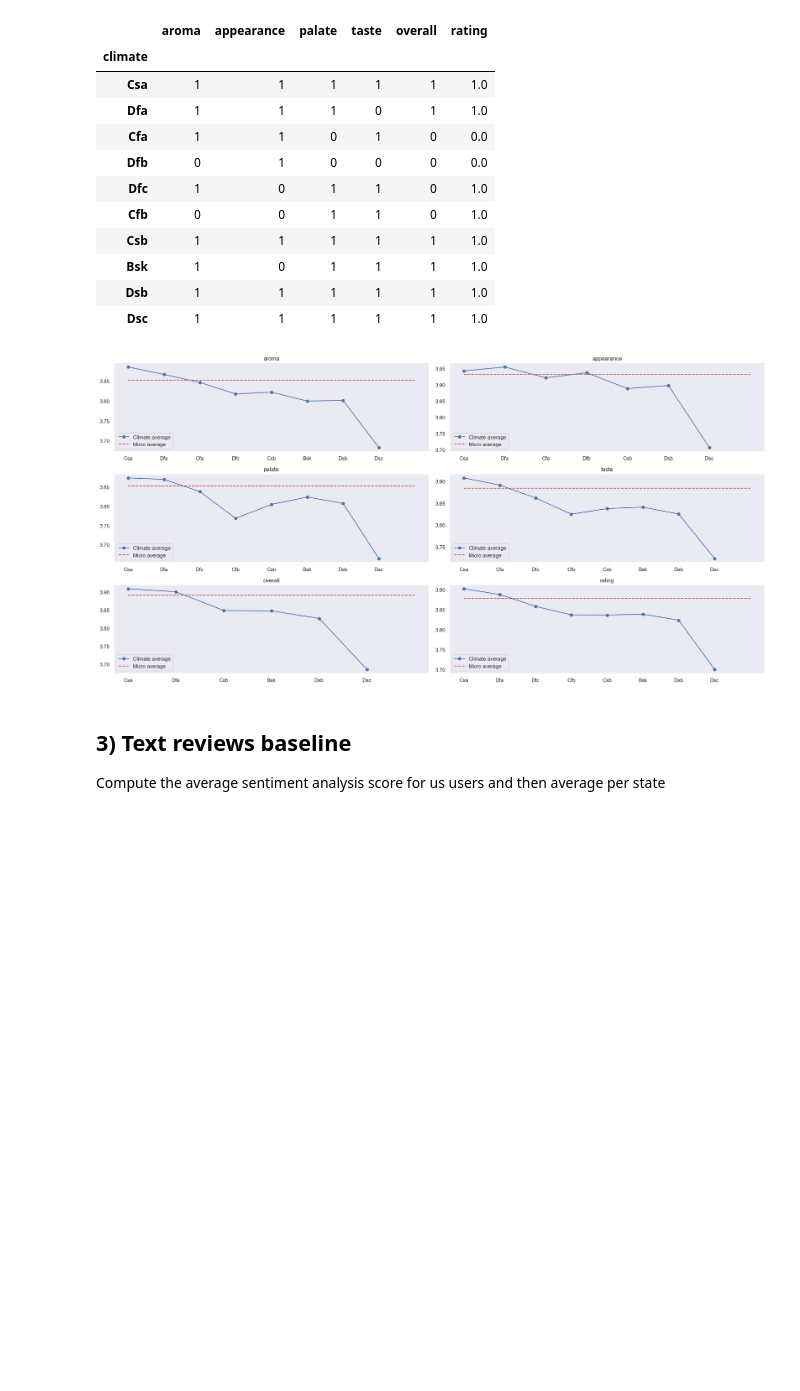
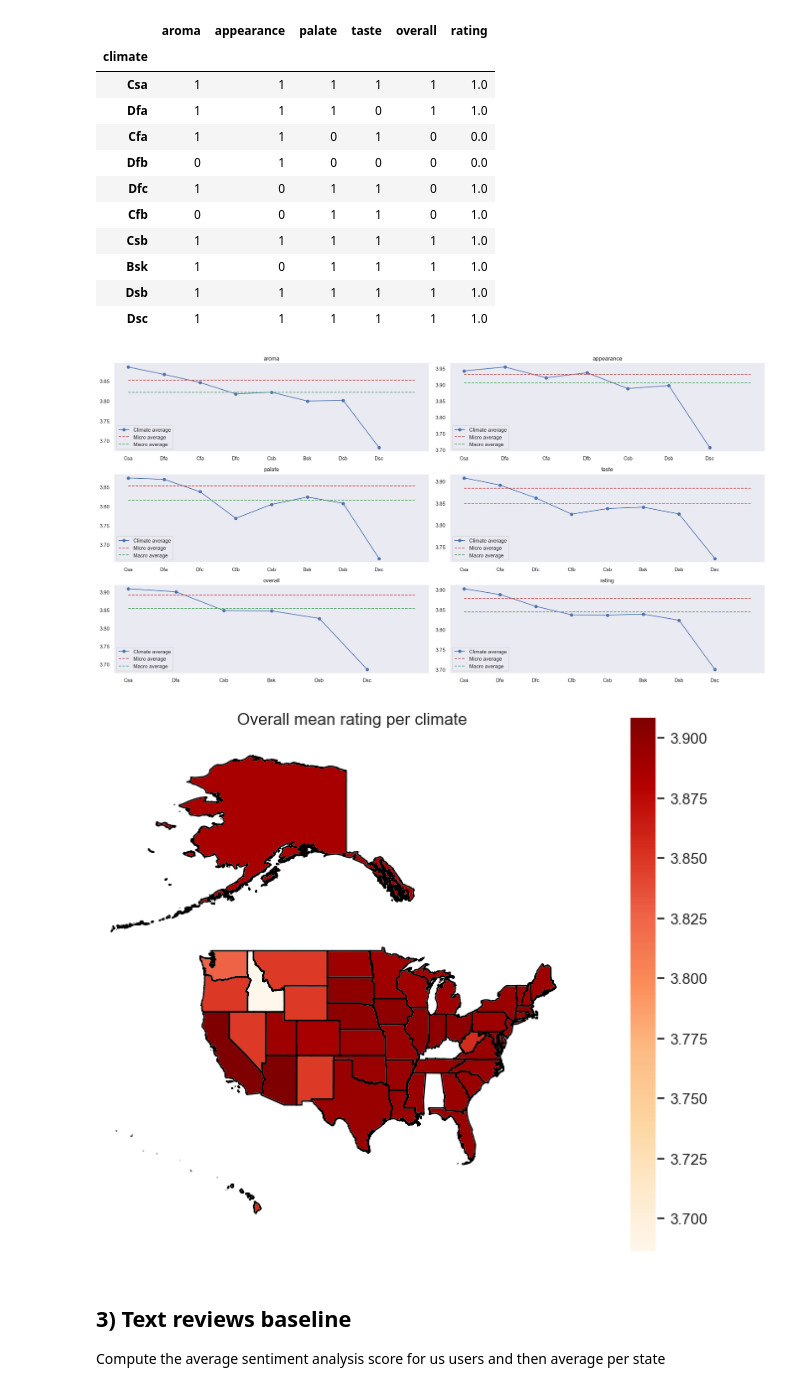
Before and after one commit to epfl-ada/ada-2023-project-riskybiscuits, a Jupyter notebook: main2_0.ipynb, the cells around one changed output. Drawn from its saved outputs; the diff is of its cells as text; code cells hidden in the pictures; blank space fills up the shorter version.

```diff
--- a/main2_0.ipynb
+++ b/main2_0.ipynb
@@ -173,3 +173,42 @@ See the caveats in the documentation: https://pandas.pydata.org/pandas-docs/stab
+# %%
+def plot_climate_stats(df, column, title):
+    """
+    This function plots on a map of the United States the mean of the column passed as argument for each state depending on its climate.
+    df should have a column "climate" and a column str(column) with the values to plot.
+
+    Args:
+        df (pd.DataFrame): DataFrame containing the data to plot
+        column (str): Column to plot
+        title (str): Title of the plot
+    """
+
+    us_map = gpd.read_file("data/Maps/US/cb_2018_us_state_500k.shp")
+    states_climate = pd.read_csv("data/states_climate.csv")
+
+    # Add climate column to us_map and the df
+    us_map = us_map.merge(states_climate, left_on="NAME", right_on="State")
+
+    us_map = us_map.merge(df, left_on="Climate", right_on="climate")
+
+    # For display purposes, move Alaska and Hawaii to the East
+    alaska = us_map[us_map["NAME"] == "Alaska"].geometry
+    hawaii = us_map[us_map["NAME"] == "Hawaii"].geometry
+
+    alaska = alaska.translate(xoff=40)
+    hawaii = hawaii.translate(xoff=40)
+
+    us_map_shifted = us_map.copy()
+    us_map_shifted.loc[us_map_shifted["NAME"] == "Alaska", "geometry"] = alaska
+    us_map_shifted.loc[us_map_shifted["NAME"] == "Hawaii", "geometry"] = hawaii
+
+    # Plot the map
+    fig, ax = plt.subplots(figsize=(8,7))
+    us_map_shifted.boundary.plot(ax=ax, linewidth=1, color="black")
+    us_map_shifted.plot(column=column, cmap="OrRd", ax=ax, legend=True, missing_kwds={"color": "lightgrey", "label": "Missing values"})
+    ax.set_title(title)
+    ax.set_axis_off()
+    ax.set_xlim(-140, -60)
+    plt.show()
 # %% [markdown]
 ## 2) First analysis : how beers from one country are rated (reviewed)
 
@@ -252,6 +315,8 @@ for i in range(num_scores//2):
     axs[i, 0].plot(to_plot.iloc[:, 2*i], "o-", label="Climate average")
     average_value = micro_average_ratings[micro_average_ratings["index"] == columns_compare[2*i]][0].values[0]
     axs[i, 0].plot([0, len(to_plot)], [average_value, average_value], "r--", label="Micro average")
+    macro_average_value = macro_average_ratings[macro_average_ratings["index"] == columns_compare[2*i]][0].values[0]
+    axs[i, 0].plot([0, len(to_plot)], [macro_average_value, macro_average_value], "g--", label="Macro average")
     axs[i, 0].set_title(columns_compare[2*i])
     axs[i, 0].set_xticks(range(len(to_plot)))
     axs[i, 0].legend()
@@ -261,6 +326,8 @@ for i in range(num_scores//2):
     axs[i, 1].plot(to_plot.iloc[:, 2*i+1], "o-", label="Climate average")
     average_value = micro_average_ratings[micro_average_ratings["index"] == columns_compare[2*i+1]][0].values[0]
     axs[i, 1].plot([0, len(to_plot)], [average_value, average_value], "r--", label="Micro average")
+    macro_average_value = macro_average_ratings[macro_average_ratings["index"] == columns_compare[2*i+1]][0].values[0]
+    axs[i, 1].plot([0, len(to_plot)], [macro_average_value, macro_average_value], "g--", label="Macro average")
     axs[i, 1].set_title(columns_compare[2*i+1])
     axs[i, 1].set_xticks(range(len(to_plot)))
     axs[i, 1].legend()
@@ -269,7 +336,14 @@ for i in range(num_scores//2):
 plt.tight_layout()
 plt.show()
 # %% [output]
-[figure, old version]
+[figure, new version]
+# %%
+# Plot on the map the overall mean for each climate
+climate_overall_mean = climate_average_ratings["overall"].reset_index()
+
+plot_climate_stats(climate_overall_mean, "overall", "Overall mean rating per climate")
+# %% [output]
+[figure, added]
 # %% [markdown]
 ## 3) Text reviews baseline
 
```
Also changed, not shown: parts of 4 cells of this notebook.
